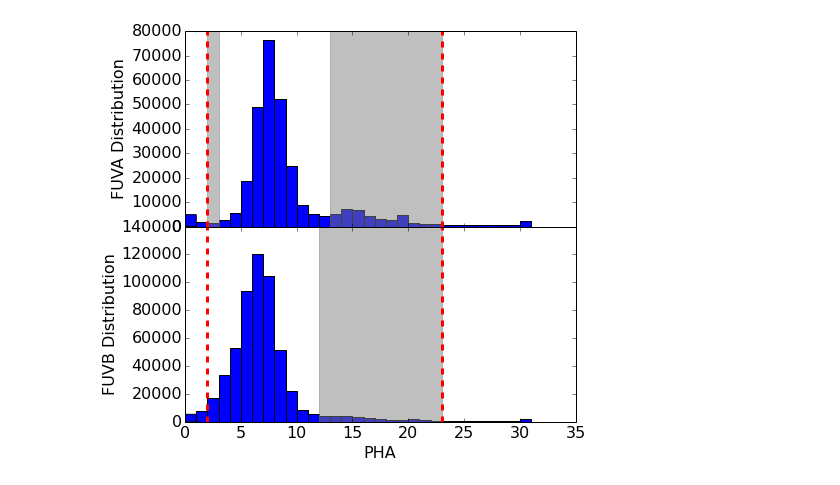
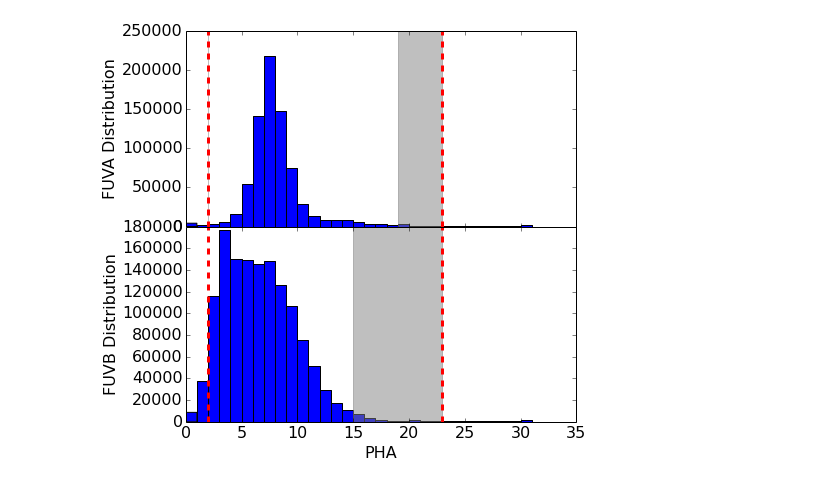
Before and after one commit to justincely/AAS224, a Jupyter notebook: filtering_tutorial.ipynb, the cells around one changed output. Cells and saved outputs as stored; diff of their text form; code cells hidden in the pictures.

```diff
--- a/filtering_tutorial.ipynb
+++ b/filtering_tutorial.ipynb
@@ -15,24 +35,25 @@ mpl.rcParams['font.size'] = 16
 # %%
 fig, (ax1, ax2) = plt.subplots(2, figsize=(7, 7), sharex=True)
 
-hdu = fits.open('airglow/lbry01ilq_corrtag_a.fits')
+#-- Create a histogram of the FUVA events in PHA space
+hdu = fits.open('data/lbry01icq_corrtag_a.fits')
 ax1.hist(hdu['events'].data['PHA'], bins=range(0, 32))
 ax1.set_ylabel('FUVA Distribution')
-ax1.axvspan(xmin=2, xmax=3, ymin=0, ymax=1, color='grey', alpha=.5)
-ax1.axvspan(xmin=13, xmax=23, ymin=0, ymax=1, color='grey', alpha=.5)
+ax1.axvspan(xmin=2, xmax=2, ymin=0, ymax=1, color='grey', alpha=.5)
+ax1.axvspan(xmin=19, xmax=23, ymin=0, ymax=1, color='grey', alpha=.5)
 
-
-hdu = fits.open('airglow/lbry01ilq_corrtag_b.fits')
+#-- Create a histogram of the FUVB events in PHA space
+hdu = fits.open('data/lbry01icq_corrtag_b.fits')
 ax2.hist(hdu['events'].data['PHA'], bins=range(0, 32))
 ax2.set_xlabel('PHA')
 ax2.set_ylabel('FUVB Distribution')
-ax2.axvspan(xmin=12, xmax=23, ymin=0, ymax=1, color='grey', alpha=.5)
+ax2.axvspan(xmin=15, xmax=23, ymin=0, ymax=1, color='grey', alpha=.5)
 
 for axis in [ax1, ax2]:
     axis.axvline(x=2, color='r', ls='--', lw=3, label='Lower Bound')
     axis.axvline(x=23, color='r', ls='--', lw=3, label='Upper Bound')
 
 fig.subplots_adjust(hspace=0)
 fig.savefig('filtering_by_segment.pdf', bbox_inches='tight')
 # %% [output]
-[figure, old version]
+[figure, new version]
```
Also changed, not shown: parts of 12 cells of this notebook, 9 other files.
